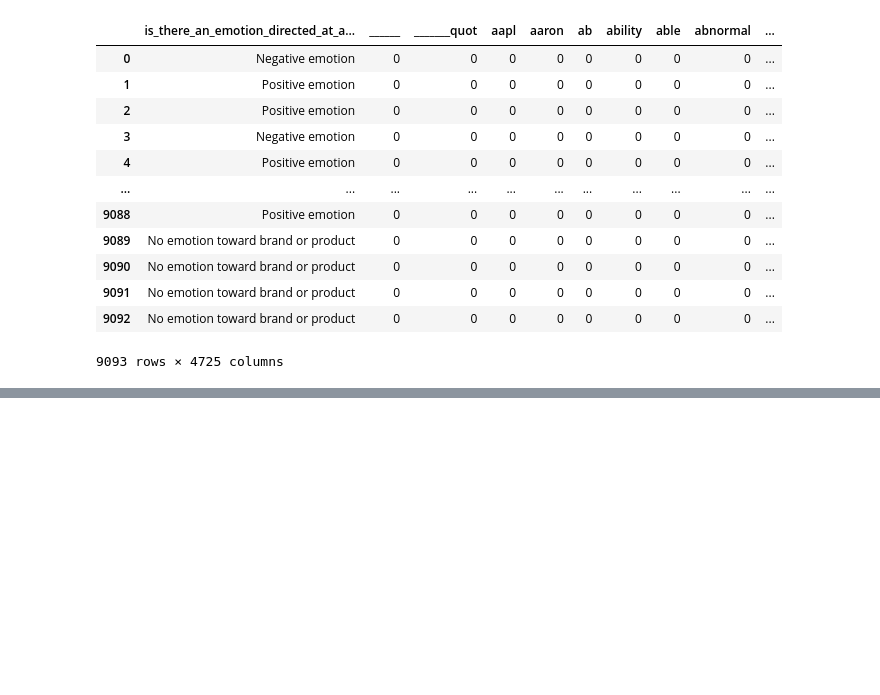
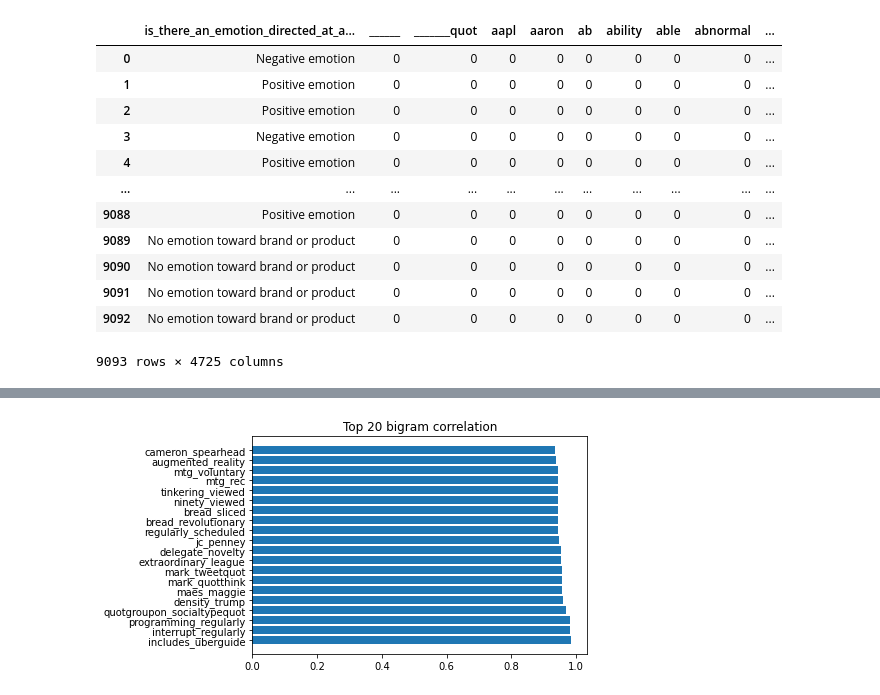
Before and after one commit to joakimTI/GROUP-5-PROJECT, a Jupyter notebook: index.ipynb, the cells around one changed output, grey strips where cells are left out. Saved outputs shown, nothing was run; the diff lists cells and outputs as text; code cells hidden in the pictures; blank space fills up the shorter version.

```diff
--- a/index.ipynb
+++ b/index.ipynb
@@ -525,0 +737,13 @@ df
+# %%
+tokens_list = list(token_corr_matrix.index)
+strongest_corr = {}
+
+for i in range(0, len(tokens_list)):
+    for k in range(0, len(tokens_list)):
+        corr_val = token_corr_matrix.iloc[i, k]
+        if (abs(corr_val) >= 0.8) and (corr_val != 1.0) and ((tokens_list[k], tokens_list[i]) not in strongest_corr):
+            token_pair = (tokens_list[i], tokens_list[k])
+            strongest_corr[token_pair] = corr_val
+
+strongest_corr = sorted(strongest_corr.items(), key=lambda x:x[1], reverse=True)
+strongest_corr[:20]
@@ -525,0 +771,10 @@ df
+# %%
+top_20 = dict(strongest_corr[:20])
+top_20_two = {}
+for pair in top_20:
+    pair_str = pair[0] + '_' + pair[1]
+    top_20_two[pair_str] = top_20[pair]
+plt.barh(y=list(top_20_two.keys()), width=list(top_20_two.values()))
+plt.title("Top 20 bigram correlation");
+# %% [output]
+[figure, added]
```
Also changed, not shown: parts of 38 cells of this notebook.
